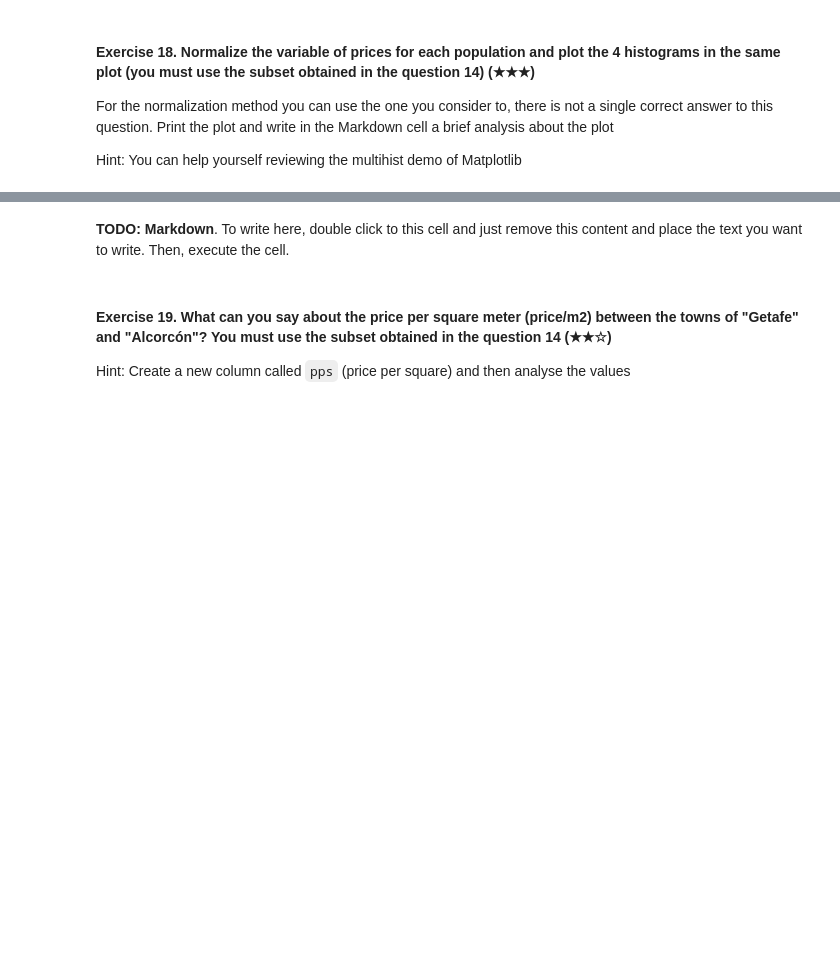
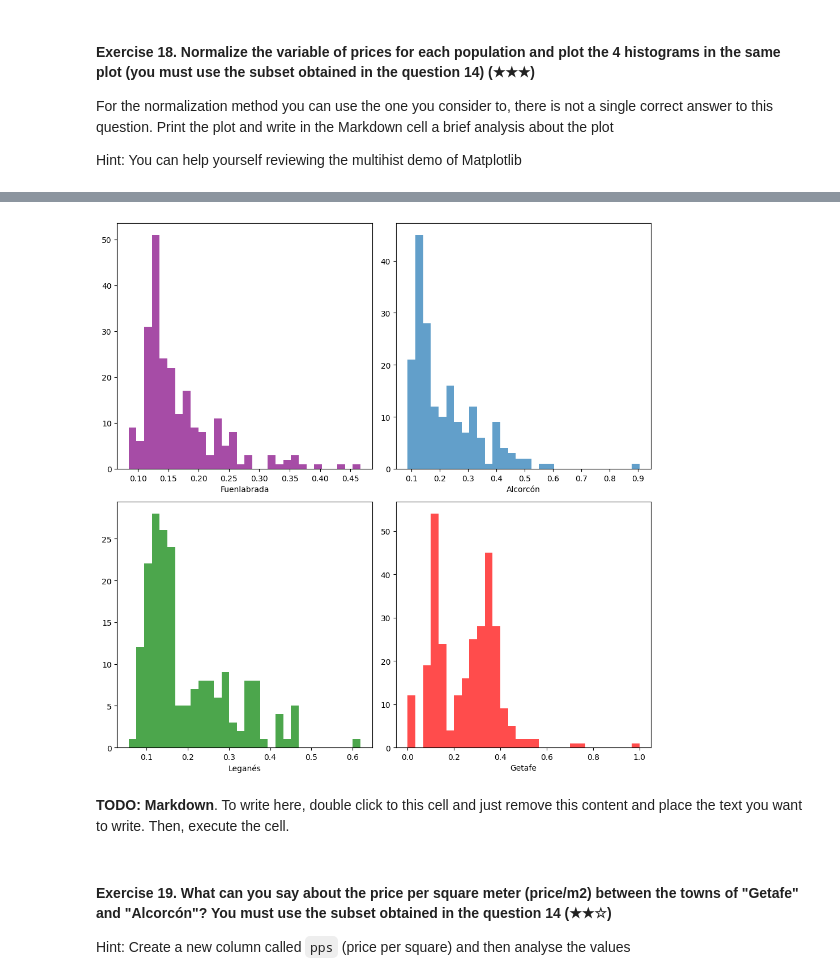
Before and after one commit to amalia1501/realestate-datacleanup-exercise, a Jupyter notebook: project.es.ipynb, the cells around one changed output, grey strips where cells are left out. Drawn from its saved outputs; the diff is of its cells as text; code cells hidden in the pictures; blank space fills up the shorter version.

```diff
--- a/project.es.ipynb
+++ b/project.es.ipynb
@@ -171,3 +521,84 @@ For the normalization method you can use the one you consider to, there is not a
 Hint: You can help yourself reviewing the multihist demo of Matplotlib
 # %%
 # TODO
+# # # # Filtrar el dataset para obtener el subconjunto deseado
+# # # subconjunto = ds.loc[ds["level5"] == "Fuenlabrada", "Leganés", "Getafe","Alcorcón"]
+# # # print(subconjunto)
+# # # Filtrar el subconjunto para obtener la población deseada
+# # # poblacion = subconjunto.loc[subconjunto["Poblacion"] == "Panama City"]
+
+# # poblaciones = ["Fuenlabrada", "Leganés", "Getafe","Alcorcón"]
+# # ds_filtrado = ds[ds["level5"].isin(poblaciones)]
+# # # print(ds_filtrado)
+
+# # # # Función para normalizar por rango
+# # # def normalizar_rango(price):
+# # #     minimo = price.min()
+# # #     maximo = price.max()
+# # #     return (price - minimo) / (maximo - minimo)
+
+# # # # Calcular el valor normalizado
+# # # precio_normalizado = normalizar_rango(ds["price"])
+
+# # # # Crear una nueva columna
+# # # df["Precio_Normalizado"] = precio_normalizado
+
+# # # # Mostrar el DataFrame
+# # # print(df)
+
+# # # Calcular el valor mínimo y máximo de la variable "Precio"
+# precio_min = ds_filtrado["price"].min()
+# precio_max = ds_filtrado["price"].max()
+# # print(precio_max)
+# # print(precio_min)
+
+# # # Normalizar la variable "Precio"
+# precio_normalizado = (ds_filtrado["price"] - precio_min) / (precio_max - precio_min)
+# ds_filtrado["Precio_Normalizado"] = precio_normalizado
+# # print(ds_filtrado)
+# print(precio_normalizado)
+
+# # # Plotear el histograma de la variable normalizada
+
+# # plt.hist(precio_normalizado)
+# # plt.xlabel("Valor")
+# # plt.ylabel("Frecuencia")
+# # plt.title("Histograma de la columna Precio")
+# # plt.show()
+# # plt.savefig("histograma.png")
+
+# # sns.jointplot(data=ds_filtrado, x="level5", y="precio_normalizado")
+# plt.show()
+# plt.savefig("histograma.png")
+# ds_filtrado["Precio_Normalizado"].hist()
+# plt.show()
+
+ds_filtrado['Precio_Normalizado'] = (ds_filtrado['price'] - ds_filtrado['price'].min()) / (ds_filtrado['price'].max() - ds_filtrado['price'].min())
+
+data_by_population = {pop: ds_filtrado.loc[ds_filtrado['level5'] == pop] for pop in poblaciones}
+
+fig, axis = plt.subplots(2, 2, figsize=(10,10))
+axis[0][0].hist(data_by_population['Fuenlabrada']['Precio_Normalizado'], bins = 30, alpha = 0.7, color='purple')
+axis[0][0].set_xlabel('Precio_Normalizado')
+axis[0][0].set_xlabel('Frequency')
+axis[0][0].set_xlabel('Fuenlabrada')
+
+axis[0][1].hist(data_by_population['Alcorcón']['Precio_Normalizado'], bins = 30, alpha = 0.7)
+axis[0][1].set_xlabel('Precio_Normalizado')
+axis[0][1].set_xlabel('Frequency')
+axis[0][1].set_xlabel('Alcorcón')
+
+axis[1][0].hist(data_by_population['Leganés']['Precio_Normalizado'], bins = 30, alpha = 0.7, color='green')
+axis[1][0].set_xlabel('Precio_Normalizado')
+axis[1][0].set_xlabel('Frequency')
+axis[1][0].set_xlabel('Leganés')
+
+axis[1][1].hist(data_by_population['Getafe']['Precio_Normalizado'], bins = 30, alpha = 0.7, color='red')
+axis[1][1].set_xlabel('Precio_Normalizado')
+axis[1][1].set_xlabel('Frequency')
+axis[1][1].set_xlabel('Getafe')
+
+
+plt.tight_layout()
+plt.show()
+# %% [output]
@@ -174,3 +610,4 @@ Hint: You can help yourself reviewing the multihist demo of Matplotlib
+[figure, added]
 # %% [markdown]
 **TODO: Markdown**. To write here, double click to this cell and just remove this content and place the text you want to write. Then, execute the cell.
 # %% [markdown]
```
Also changed, not shown: parts of 23 cells of this notebook, 2 other files.
